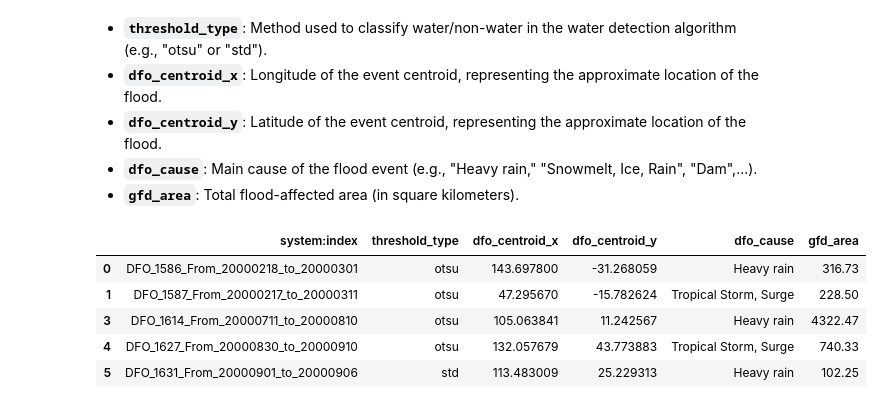
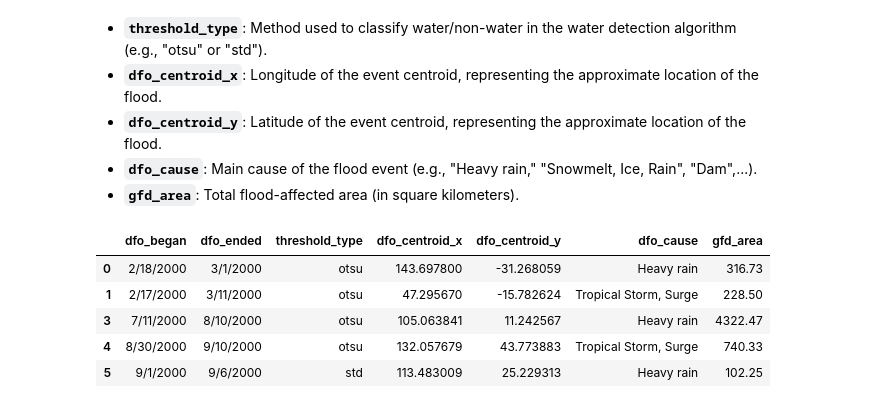
Before and after one commit to Khoi0703/FloodDetection, a Jupyter notebook: Notebooks/GFD_EDA.ipynb, the cells around one changed output. Saved outputs shown, nothing was run; the diff lists cells and outputs as text; code cells hidden in the pictures.

```diff
--- a/Notebooks/GFD_EDA.ipynb
+++ b/Notebooks/GFD_EDA.ipynb
@@ -238,12 +238,12 @@ We will first predict whether the location is likely to flood or not; risk and e
 - **`dfo_cause`**: Main cause of the flood event (e.g., "Heavy rain," "Snowmelt, Ice, Rain", "Dam",...).
 - **`gfd_area`**: Total flood-affected area (in square kilometers).
 # %%
-flood_prediction_df = new_df[['system:index', 'threshold_type', 'dfo_centroid_x', 'dfo_centroid_y', 'dfo_cause', 'gfd_area']]
+flood_prediction_df = new_df[['dfo_began', 'dfo_ended', 'threshold_type', 'dfo_centroid_x', 'dfo_centroid_y', 'dfo_cause', 'gfd_area']]
 flood_prediction_df.head()
 # %% [output]
-|  | system:index | threshold_type | dfo_centroid_x | dfo_centroid_y | dfo_cause | gfd_area |
-| 0 | DFO_1586_From_20000218_to_20000301 | otsu | 143.697800 | -31.268059 | Heavy rain | 316.73 |
-| 1 | DFO_1587_From_20000217_to_20000311 | otsu | 47.295670 | -15.782624 | Tropical Storm, Surge | 228.50 |
-| 3 | DFO_1614_From_20000711_to_20000810 | otsu | 105.063841 | 11.242567 | Heavy rain | 4322.47 |
-| 4 | DFO_1627_From_20000830_to_20000910 | otsu | 132.057679 | 43.773883 | Tropical Storm, Surge | 740.33 |
-| 5 | DFO_1631_From_20000901_to_20000906 | std | 113.483009 | 25.229313 | Heavy rain | 102.25 |
+|  | dfo_began | dfo_ended | threshold_type | dfo_centroid_x | dfo_centroid_y | dfo_cause | gfd_area |
+| 0 | 2/18/2000 | 3/1/2000 | otsu | 143.697800 | -31.268059 | Heavy rain | 316.73 |
+| 1 | 2/17/2000 | 3/11/2000 | otsu | 47.295670 | -15.782624 | Tropical Storm, Surge | 228.50 |
+| 3 | 7/11/2000 | 8/10/2000 | otsu | 105.063841 | 11.242567 | Heavy rain | 4322.47 |
+| 4 | 8/30/2000 | 9/10/2000 | otsu | 132.057679 | 43.773883 | Tropical Storm, Surge | 740.33 |
+| 5 | 9/1/2000 | 9/6/2000 | std | 113.483009 | 25.229313 | Heavy rain | 102.25 |
```
Also changed, not shown: parts of 2 cells of this notebook.
